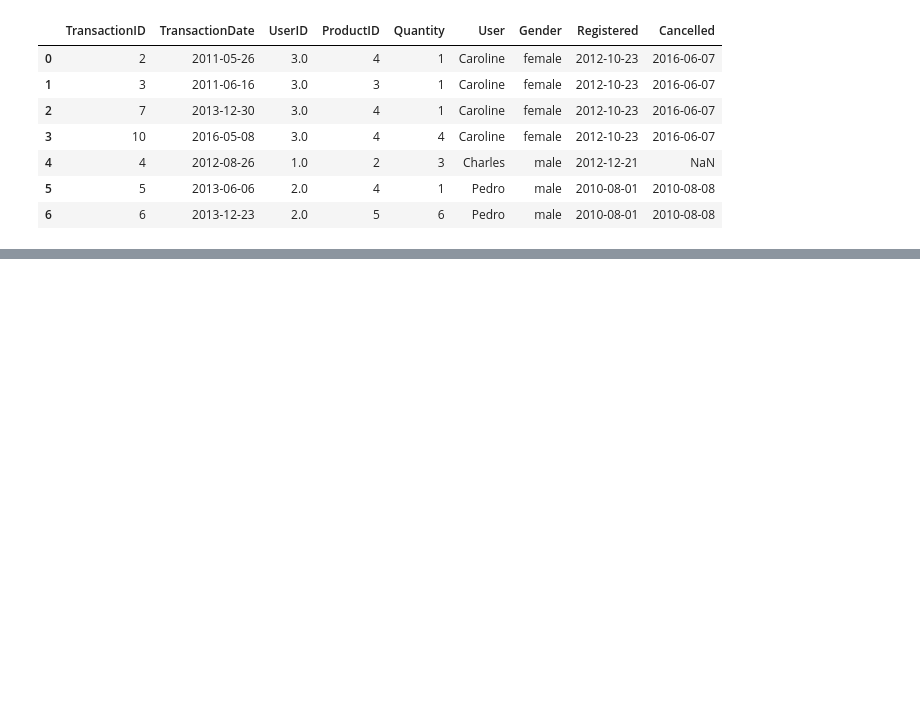
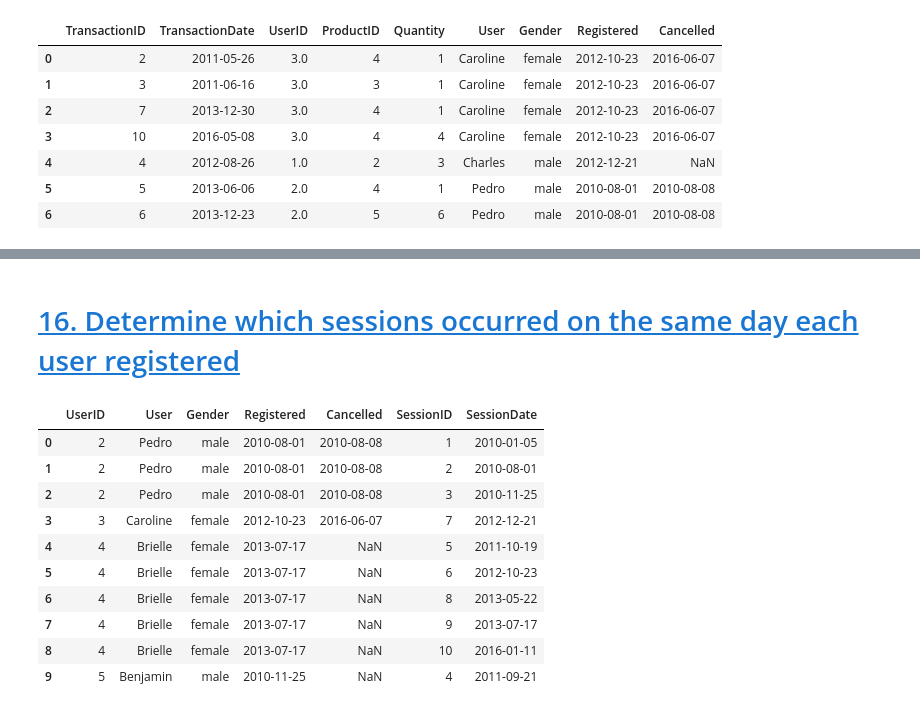
Before and after one commit to RancyChepchirchir/Assignments, a Jupyter notebook: Pandas_Life_expectancy_Assmnt.ipynb, the cells around one changed output, grey strips where cells are left out. Cells and saved outputs as stored; diff of their text form; code cells hidden in the pictures; blank space fills up the shorter version.

```diff
--- a/Pandas_Life_expectancy_Assmnt.ipynb
+++ b/Pandas_Life_expectancy_Assmnt.ipynb
@@ -283,0 +302,17 @@ pd.merge(transactions , users , how = 'inner')
+# %% [markdown]
+# [16. Determine which sessions occurred on the same day each user registered](#0)
+# %%
+# First i merged both tables before doing the analysis to see how the tables look together before moving forward .
+pd.merge(users , sessions , how = 'inner')
+# %% [output]
+|  | UserID | User | Gender | Registered | Cancelled | SessionID | SessionDate |
+| 0 | 2 | Pedro | male | 2010-08-01 | 2010-08-08 | 1 | 2010-01-05 |
+| 1 | 2 | Pedro | male | 2010-08-01 | 2010-08-08 | 2 | 2010-08-01 |
+| 2 | 2 | Pedro | male | 2010-08-01 | 2010-08-08 | 3 | 2010-11-25 |
+| 3 | 3 | Caroline | female | 2012-10-23 | 2016-06-07 | 7 | 2012-12-21 |
+| 4 | 4 | Brielle | female | 2013-07-17 | NaN | 5 | 2011-10-19 |
+| 5 | 4 | Brielle | female | 2013-07-17 | NaN | 6 | 2012-10-23 |
+| 6 | 4 | Brielle | female | 2013-07-17 | NaN | 8 | 2013-05-22 |
+| 7 | 4 | Brielle | female | 2013-07-17 | NaN | 9 | 2013-07-17 |
+| 8 | 4 | Brielle | female | 2013-07-17 | NaN | 10 | 2016-01-11 |
+| 9 | 5 | Benjamin | male | 2010-11-25 | NaN | 4 | 2011-09-21 |
```
Also changed, not shown: parts of 6 cells of this notebook.
